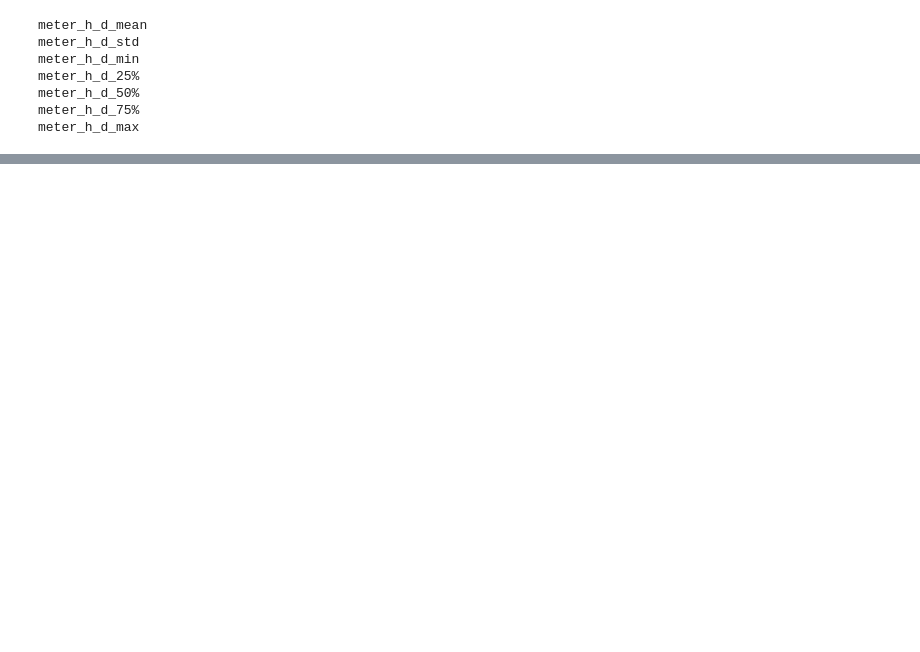
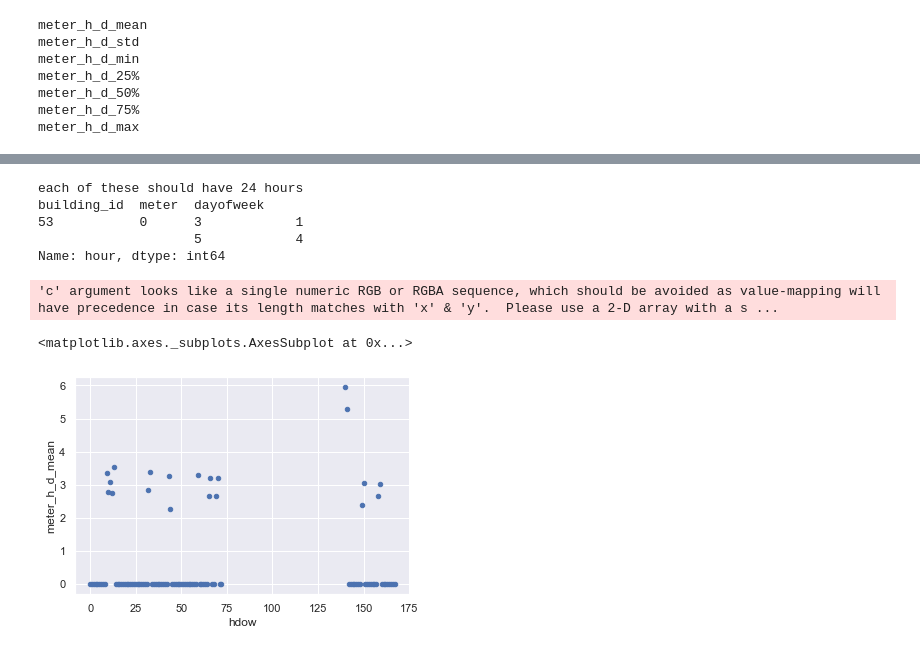
Before and after one commit to rcpeters/ashrae-energy-prediction, a Jupyter notebook: make_meter_h_dow.ipynb, the cells around one changed output, grey strips where cells are left out. Cells and saved outputs as stored; diff of their text form; code cells hidden in the pictures; blank space fills up the shorter version.

```diff
--- a/make_meter_h_dow.ipynb
+++ b/make_meter_h_dow.ipynb
@@ -201,9 +180,21 @@ print(_m_dow_desc_DF)
+# %%
+x_pre_pipes = Pipeline(
+    steps=[
+        ('rmS0M0', RmS0M0()),
+        ('rmBuilt2017', RmBuilt2017()),
+        ('RmEAOffeners', RmEAOffeners()),
+        ('meterReadingLog1p',MeterReadingLog1p()),
+        ('addTimeFeatures', AddTimeFeatures()),
+        ('createMeterHDDescDF',CreateMeterHDDescDF())
+    ]
+)
 # %%
+m_h_d_df = x_pre_pipes.transform(train)
 #_m_dow_desc_DF = reduce_mem_usage(_m_dow_desc_DF)
-cols =  [x for x in _m_dow_desc_DF.columns if x not in ['building_id', 'meter', 'dayofweek','hour']]
+cols =  [x for x in m_h_d_df.columns if x not in ['building_id', 'meter', 'dayofweek','hour']]
 for col in cols:
     print(col)
-    _m_dow_desc_DF[col] = _m_dow_desc_DF[col].astype(np.float32)
+    m_h_d_df[col] = m_h_d_df[col].astype(np.float32)
 # %% [output]
 meter_h_d_mean
 meter_h_d_std
@@ -212,3 +203,6 @@ meter_h_d_25%
 meter_h_d_50%
 meter_h_d_75%
 meter_h_d_max
+# %%
+print(m_h_d_df.loc[m_h_d_df.isna().any(axis=1)])
+m_h_d_df = m_h_d_df.fillna(0)
@@ -214,0 +227,26 @@ meter_h_d_max
+# %%
+# Site 53 meter 0 doens't have readings for some hours
+#group = m_h_d_df.groupby(['building_id','meter'])['hour'].count()
+#sparse_group = group[group < 168]
+#print(sparse_group)
+group = m_h_d_df.groupby(['building_id','meter','dayofweek'])['hour'].count()
+sparse_group = group[group < 7]
+print("each of these should have 24 hours")
+print(sparse_group)
+
+#print(m_h_d_df[(m_h_d_df['building_id'] == 53) & (m_h_d_df['dayofweek'] == 3)])
+#print(m_h_d_df[(m_h_d_df['building_id'] == 53) & (m_h_d_df['dayofweek'] == 5)])
+
+f3_df = m_h_d_df.loc[m_h_d_df['building_id'] == 53, ['building_id','dayofweek','hour','meter_h_d_mean']]
+f3_df['hdow'] =  f3_df['hour'] + (f3_df['dayofweek'] * 24)
+#print(f3_df[['hdow','meter_h_d_mean']])
+f3_df[['meter_h_d_mean','hdow']].plot(kind='scatter', x='hdow',y='meter_h_d_mean')
+# %% [output]
+each of these should have 24 hours
+building_id  meter  dayofweek
+53           0      3            1
+                    5            4
+Name: hour, dtype: int64
+'c' argument looks like a single numeric RGB or RGBA sequence, which should be avoided as value-mapping will have precedence in case its length matches with 'x' & 'y'.  Please use a 2-D array with a s ...
+<matplotlib.axes._subplots.AxesSubplot at 0x...>
+[figure, added]
```
Also changed, not shown: parts of 9 cells of this notebook, 2 other files.
